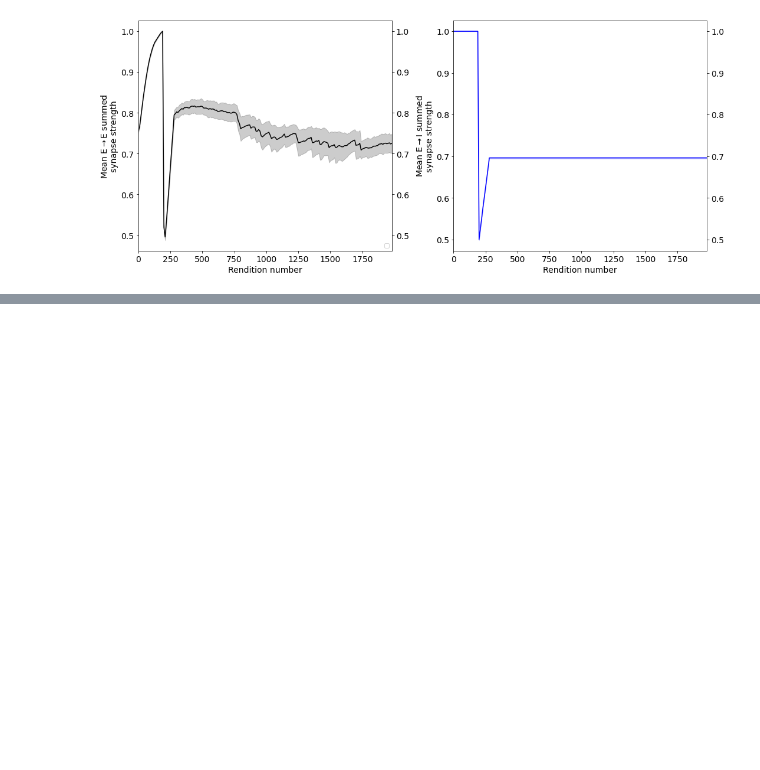
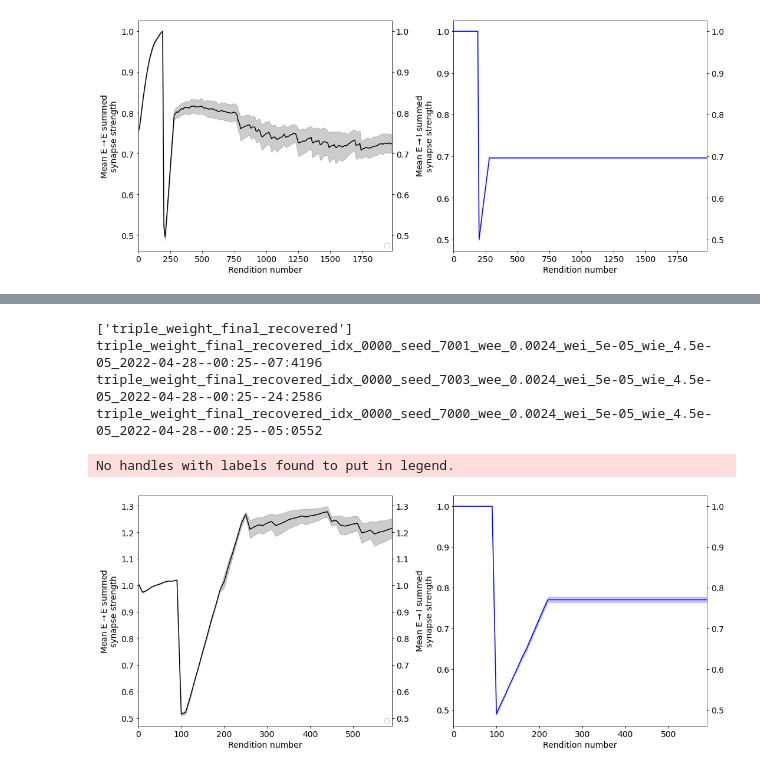
Before and after one commit to davidgbe/synfire_chain_growth, a Jupyter notebook: resilience_project_22_04_13/neurogenesis_+_heterosynaptic_comp_22_04_13/firing_rate_bound_neurogenesis_22_04_20/nb.ipynb, the cells around one changed output, grey strips where cells are left out. Drawn from its saved outputs; the diff is of its cells as text; code cells hidden in the pictures; blank space fills up the shorter version.

```diff
--- a/resilience_project_22_04_13/neurogenesis_+_heterosynaptic_comp_22_04_13/firing_rate_bound_neurogenesis_22_04_20/nb.ipynb
+++ b/resilience_project_22_04_13/neurogenesis_+_heterosynaptic_comp_22_04_13/firing_rate_bound_neurogenesis_22_04_20/nb.ipynb
@@ -447,0 +473,12 @@ No handles with labels found to put in legend.
+# %%
+make_figure_2_plot([
+    ['triple_weight_final_recovered']
+], labels=[''] * 4, condition_colors=[('black', 'blue')] * 4,
+timepoints=np.arange(0, 60), offsets=4 * np.ones(4), n_exc=450)
+# %% [output]
+['triple_weight_final_recovered']
+triple_weight_final_recovered_idx_0000_seed_7001_wee_0.0024_wei_5e-05_wie_4.5e-05_2022-04-28--00:25--07:4196
+triple_weight_final_recovered_idx_0000_seed_7003_wee_0.0024_wei_5e-05_wie_4.5e-05_2022-04-28--00:25--24:2586
+triple_weight_final_recovered_idx_0000_seed_7000_wee_0.0024_wei_5e-05_wie_4.5e-05_2022-04-28--00:25--05:0552
+No handles with labels found to put in legend.
+[figure, added]
```
Also changed, not shown: parts of 3 cells of this notebook, 5 other files.
